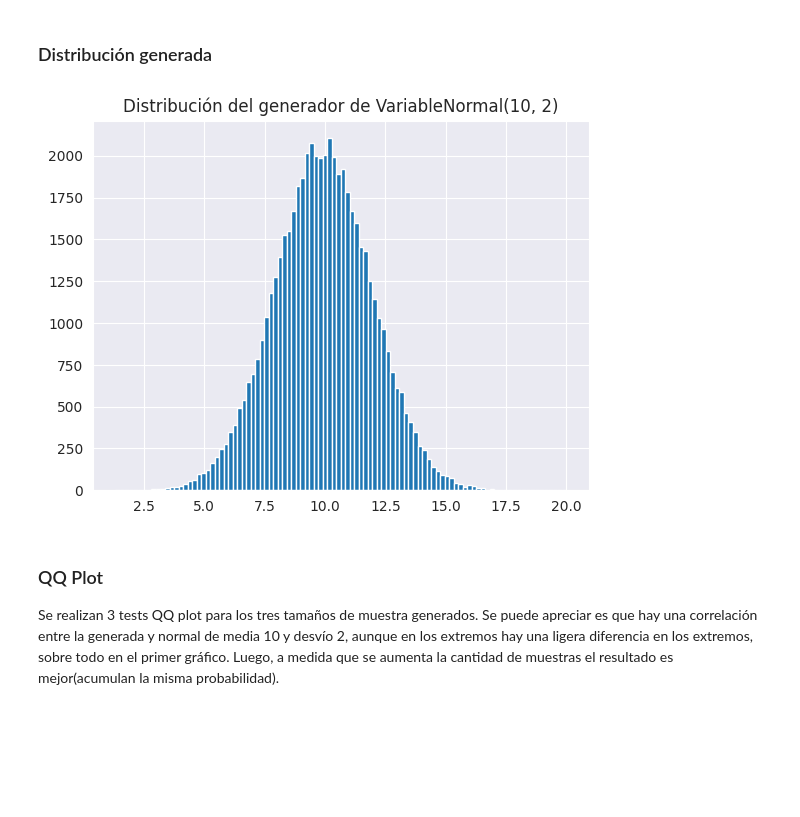
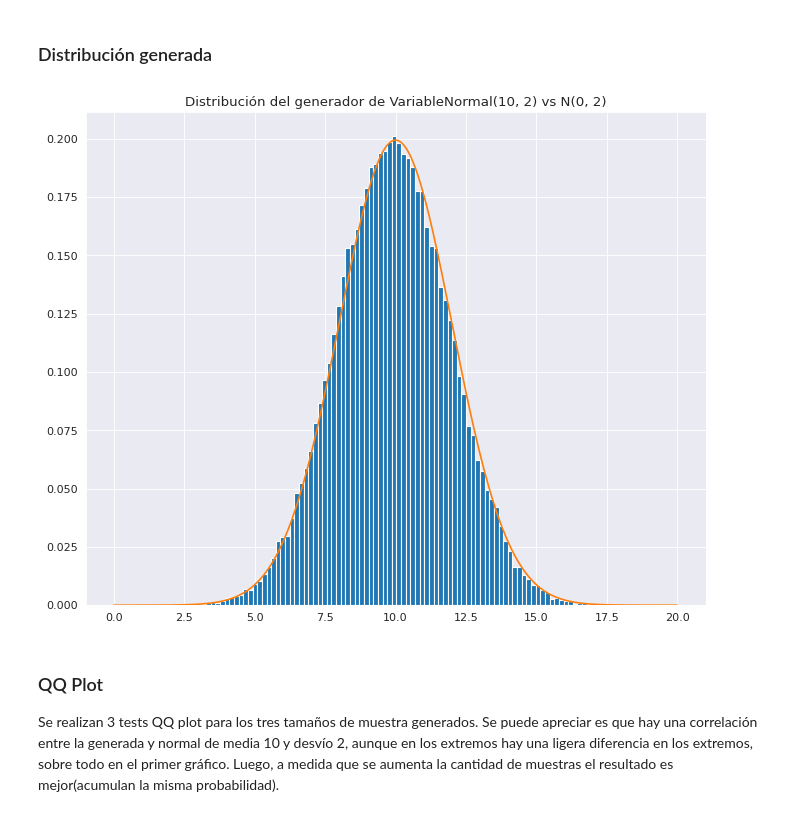
Before and after one commit to delpinor/tp-simulacion, a Jupyter notebook: TP1/ej_01.ipynb, the cells around one changed output. Cells and saved outputs as stored; diff of their text form; code cells hidden in the pictures; blank space fills up the shorter version.

```diff
--- a/TP1/ej_01.ipynb
+++ b/TP1/ej_01.ipynb
@@ -473,11 +477,16 @@ Factor de rendimiento: 0.564
 # %% [markdown]
 ### Distribución generada
 # %%
-plt.hist(muestra6, align="left", bins=100)
-plt.title("Distribución del generador de VariableNormal(10, 2)")
+from matplotlib.pyplot import figure
+
+figure(figsize=(10, 8), dpi=80)
+plt.hist(muestra6, align="left", bins=100, density=True)
+plt.title("Distribución del generador de VariableNormal(10, 2) vs N(0, 2)")
+x_axis = np.arange(0, 20, 0.001)
+plt.plot(x_axis, norm.pdf(x_axis,10,2))
 plt.show()
 # %% [output]
-[figure, old version]
+[figure, new version]
 # %% [markdown]
 ### QQ Plot
 
```
Also changed, not shown: parts of 25 cells of this notebook.
